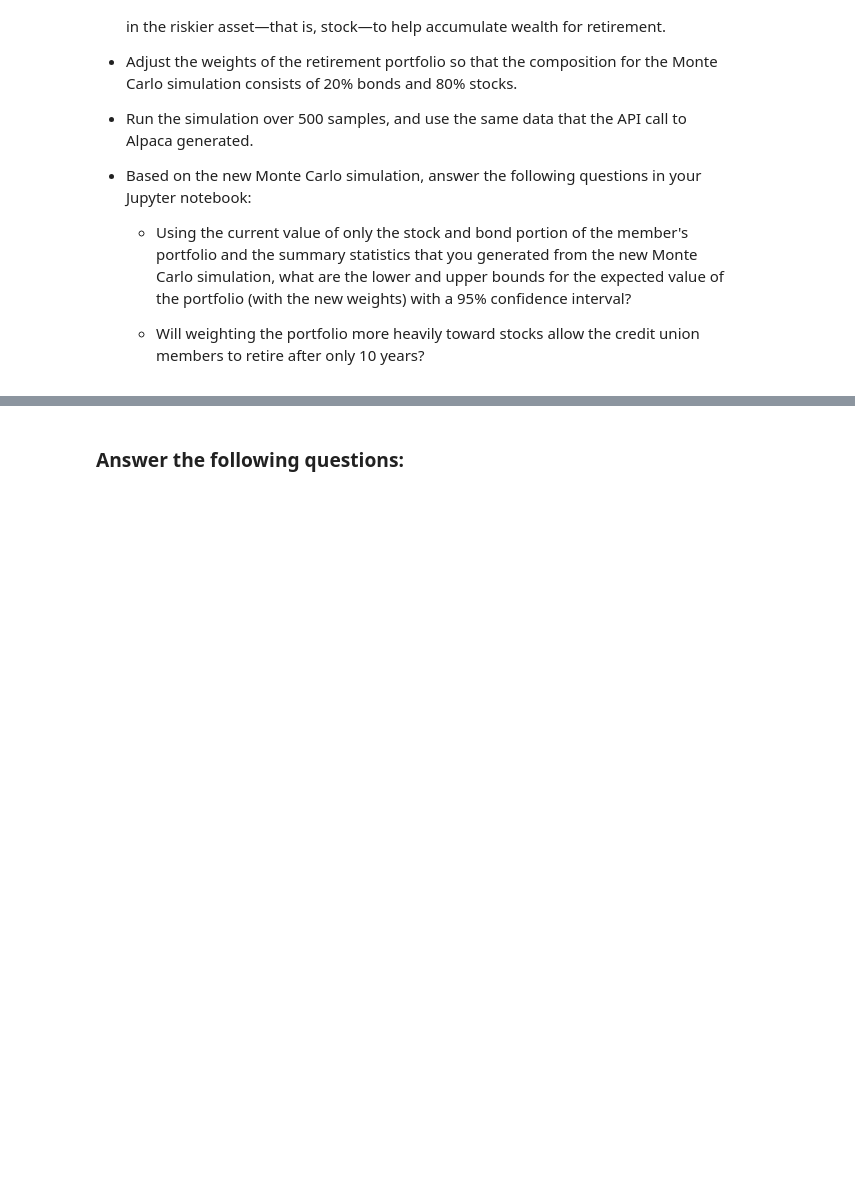
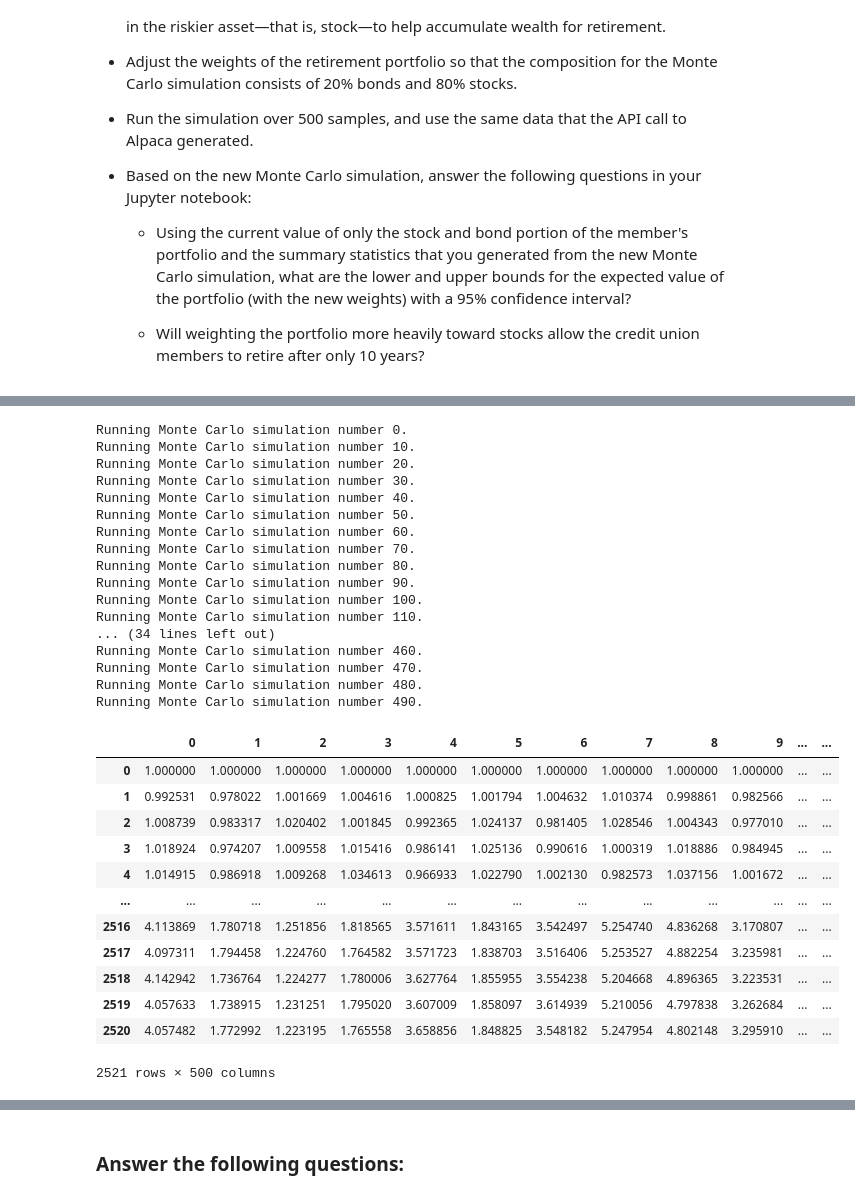
Before and after one commit to IsaiahTT/Challenge_5, a Jupyter notebook: Starter_Code/financial_planning_tools.ipynb, the cells around one changed output, grey strips where cells are left out. Saved outputs shown, nothing was run; the diff lists cells and outputs as text; code cells hidden in the pictures; blank space fills up the shorter version.

Commit message:
Finished forecasting 10-year returns. Jupyter file complete.

```diff
--- a/Starter_Code/financial_planning_tools.ipynb
+++ b/Starter_Code/financial_planning_tools.ipynb
@@ -602,6 +614,37 @@ For this new Monte Carlo simulation, do the following:
 # %%
 # Run the Monte Carlo simulation to forecast 10 years cumulative returns
-# YOUR CODE HERE
+tenyear_MC.calc_cumulative_return()
+# %% [output]
+Running Monte Carlo simulation number 0.
+Running Monte Carlo simulation number 10.
+Running Monte Carlo simulation number 20.
+Running Monte Carlo simulation number 30.
+Running Monte Carlo simulation number 40.
+Running Monte Carlo simulation number 50.
+Running Monte Carlo simulation number 60.
+Running Monte Carlo simulation number 70.
+Running Monte Carlo simulation number 80.
+Running Monte Carlo simulation number 90.
+Running Monte Carlo simulation number 100.
+Running Monte Carlo simulation number 110.
+... (34 lines left out)
+Running Monte Carlo simulation number 460.
+Running Monte Carlo simulation number 470.
+Running Monte Carlo simulation number 480.
+Running Monte Carlo simulation number 490.
+|  | 0 | 1 | 2 | 3 | 4 | 5 | 6 | 7 | 8 | 9 | ... | ... |
+| 0 | 1.000000 | 1.000000 | 1.000000 | 1.000000 | 1.000000 | 1.000000 | 1.000000 | 1.000000 | 1.000000 | 1.000000 | ... | ... |
+| 1 | 0.992531 | 0.978022 | 1.001669 | 1.004616 | 1.000825 | 1.001794 | 1.004632 | 1.010374 | 0.998861 | 0.982566 | ... | ... |
+| 2 | 1.008739 | 0.983317 | 1.020402 | 1.001845 | 0.992365 | 1.024137 | 0.981405 | 1.028546 | 1.004343 | 0.977010 | ... | ... |
+| 3 | 1.018924 | 0.974207 | 1.009558 | 1.015416 | 0.986141 | 1.025136 | 0.990616 | 1.000319 | 1.018886 | 0.984945 | ... | ... |
+| 4 | 1.014915 | 0.986918 | 1.009268 | 1.034613 | 0.966933 | 1.022790 | 1.002130 | 0.982573 | 1.037156 | 1.001672 | ... | ... |
+| ... | ... | ... | ... | ... | ... | ... | ... | ... | ... | ... | ... | ... |
+| 2516 | 4.113869 | 1.780718 | 1.251856 | 1.818565 | 3.571611 | 1.843165 | 3.542497 | 5.254740 | 4.836268 | 3.170807 | ... | ... |
+| 2517 | 4.097311 | 1.794458 | 1.224760 | 1.764582 | 3.571723 | 1.838703 | 3.516406 | 5.253527 | 4.882254 | 3.235981 | ... | ... |
+| 2518 | 4.142942 | 1.736764 | 1.224277 | 1.780006 | 3.627764 | 1.855955 | 3.554238 | 5.204668 | 4.896365 | 3.223531 | ... | ... |
+| 2519 | 4.057633 | 1.738915 | 1.231251 | 1.795020 | 3.607009 | 1.858097 | 3.614939 | 5.210056 | 4.797838 | 3.262684 | ... | ... |
+| 2520 | 4.057482 | 1.772992 | 1.223195 | 1.765558 | 3.658856 | 1.848825 | 3.548182 | 5.247954 | 4.802148 | 3.295910 | ... | ... |
+2521 rows × 500 columns
 # %%
 # Visualize the 10-year Monte Carlo simulation by creating an
 # overlay line plot
```
Also changed, not shown: parts of 10 cells of this notebook, 2 other files.
